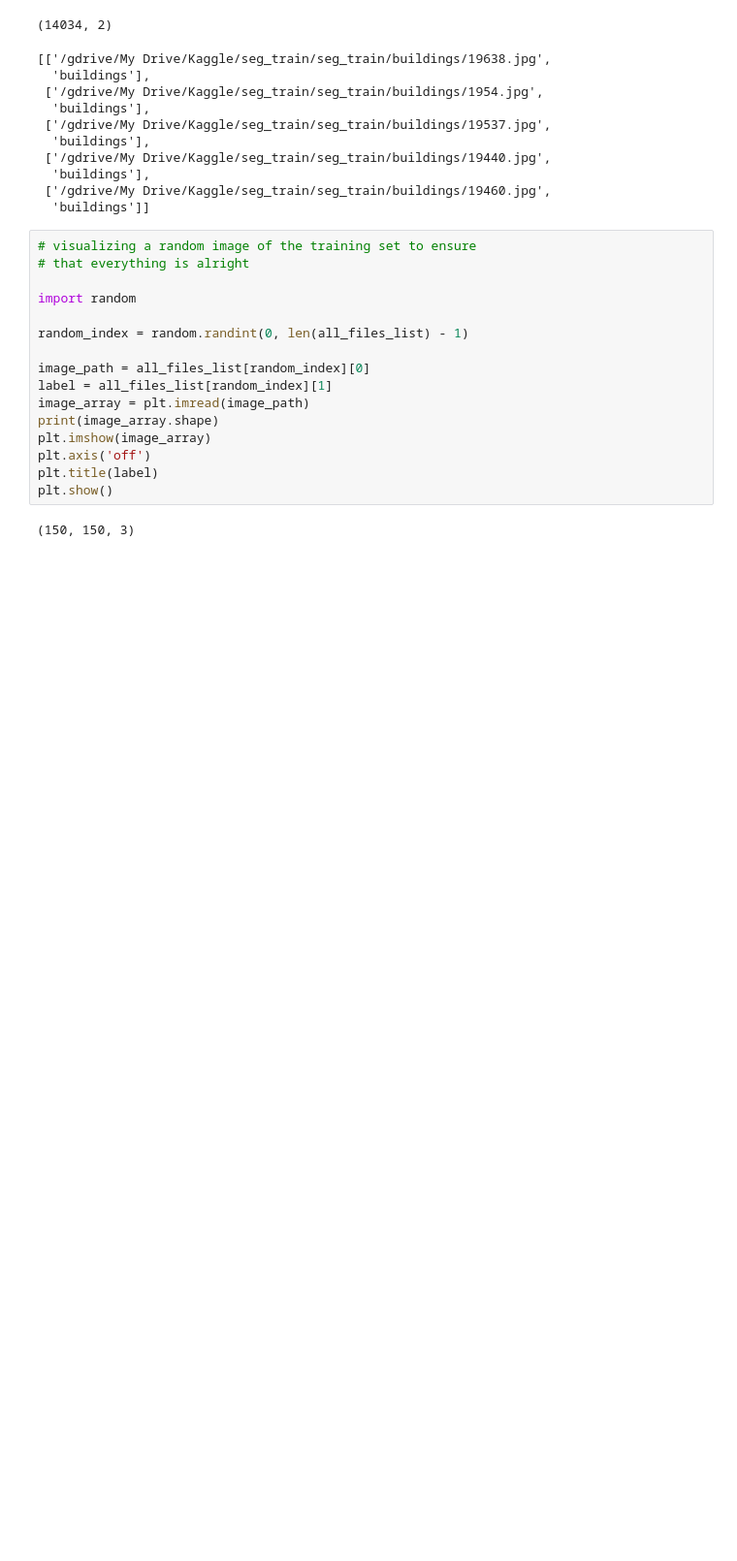
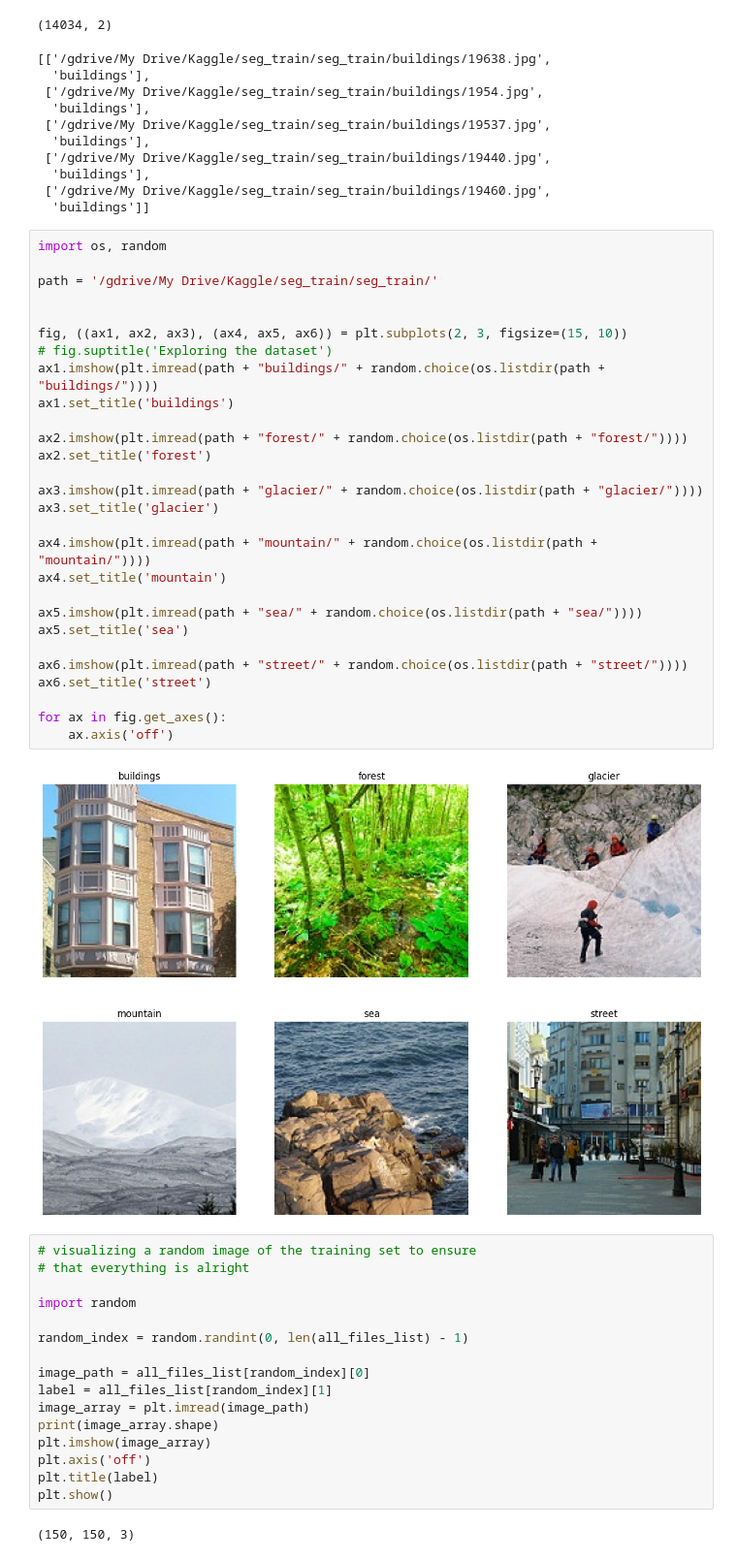
Before and after one commit to Bilpapster/NNs-playground, a Jupyter notebook: 1a_KNN_and_Nearest_Centroid_Classifiers.ipynb, the cells around one changed output. Shown at 97% size. Drawn from its saved outputs; the diff is of its cells as text; blank space fills up the shorter version.

```diff
--- a/1a_KNN_and_Nearest_Centroid_Classifiers.ipynb
+++ b/1a_KNN_and_Nearest_Centroid_Classifiers.ipynb
@@ -115,6 +113,36 @@ all_files_list[0:5]
   'buildings'],
  ['/gdrive/My Drive/Kaggle/seg_train/seg_train/buildings/19460.jpg',
   'buildings']]
+# %%
+import os, random
+
+path = '/gdrive/My Drive/Kaggle/seg_train/seg_train/'
+
+
+fig, ((ax1, ax2, ax3), (ax4, ax5, ax6)) = plt.subplots(2, 3, figsize=(15, 10))
+# fig.suptitle('Exploring the dataset')
+ax1.imshow(plt.imread(path + "buildings/" + random.choice(os.listdir(path + "buildings/"))))
+ax1.set_title('buildings')
+
+ax2.imshow(plt.imread(path + "forest/" + random.choice(os.listdir(path + "forest/"))))
+ax2.set_title('forest')
+
+ax3.imshow(plt.imread(path + "glacier/" + random.choice(os.listdir(path + "glacier/"))))
+ax3.set_title('glacier')
+
+ax4.imshow(plt.imread(path + "mountain/" + random.choice(os.listdir(path + "mountain/"))))
+ax4.set_title('mountain')
+
+ax5.imshow(plt.imread(path + "sea/" + random.choice(os.listdir(path + "sea/"))))
+ax5.set_title('sea')
+
+ax6.imshow(plt.imread(path + "street/" + random.choice(os.listdir(path + "street/"))))
+ax6.set_title('street')
+
+for ax in fig.get_axes():
+    ax.axis('off')
+# %% [output]
+[figure, added]
 # %%
 # visualizing a random image of the training set to ensure
 # that everything is alright
```
Also changed, not shown: parts of 1 cell of this notebook, 3 other files.
